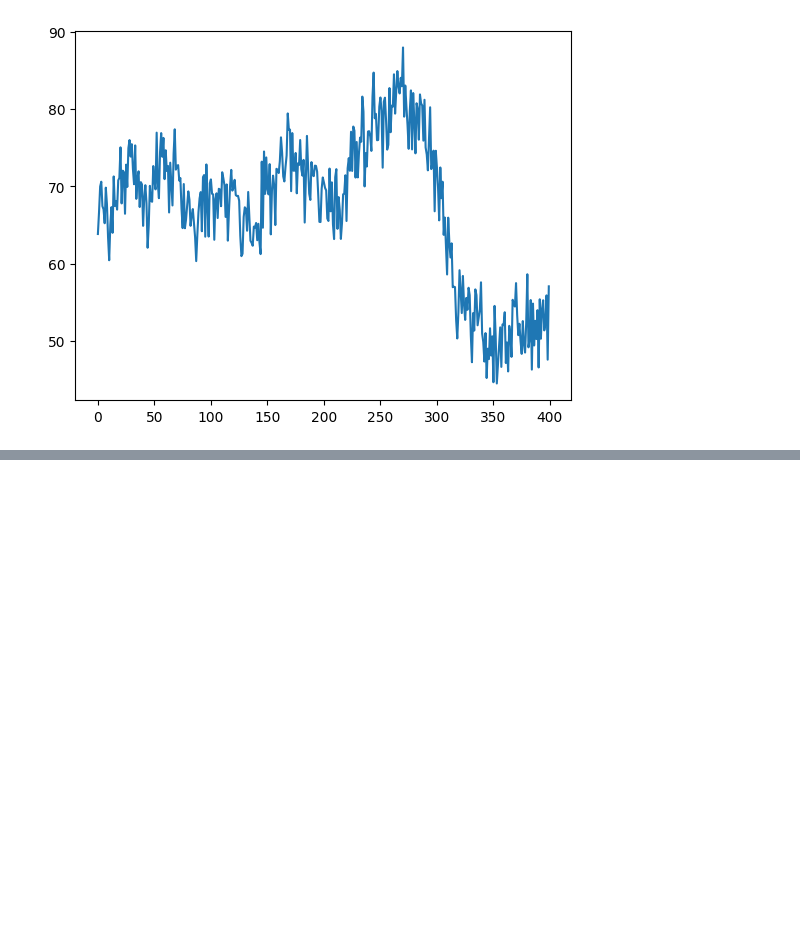
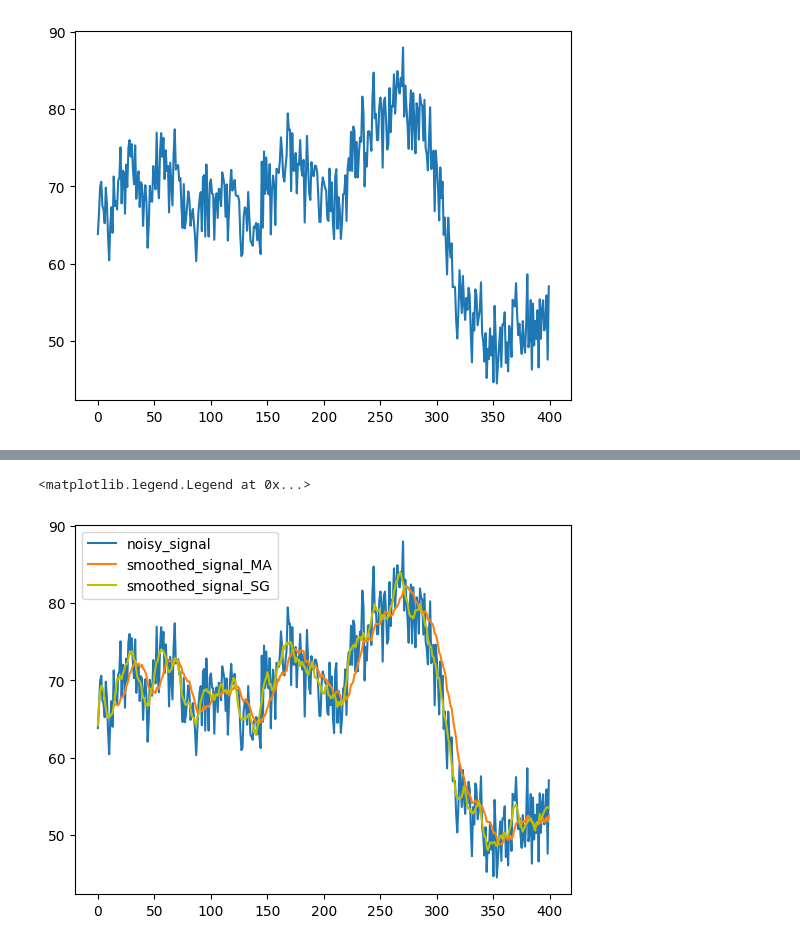
Before and after one commit to LuisGSVasconcelos/VSCode-Projects, a Jupyter notebook: Git/Aula_4_2.ipynb, the cells around one changed output, grey strips where cells are left out. Cells and saved outputs as stored; diff of their text form; code cells hidden in the pictures; blank space fills up the shorter version.

```diff
--- a/Git/Aula_4_2.ipynb
+++ b/Git/Aula_4_2.ipynb
@@ -41,0 +47,8 @@ plt.plot(smoothed_signal_MA)
+# %%
+plt.plot(noisy_signal, label= 'noisy_signal')
+plt.plot(smoothed_signal_MA, label= 'smoothed_signal_MA')
+plt.plot(smoothed_signal_SG, 'y-' ,label= 'smoothed_signal_SG')
+plt.legend()
+# %% [output]
+<matplotlib.legend.Legend at 0x...>
+[figure, added]
```
Also changed, not shown: parts of 2 cells of this notebook, 46 other files.
